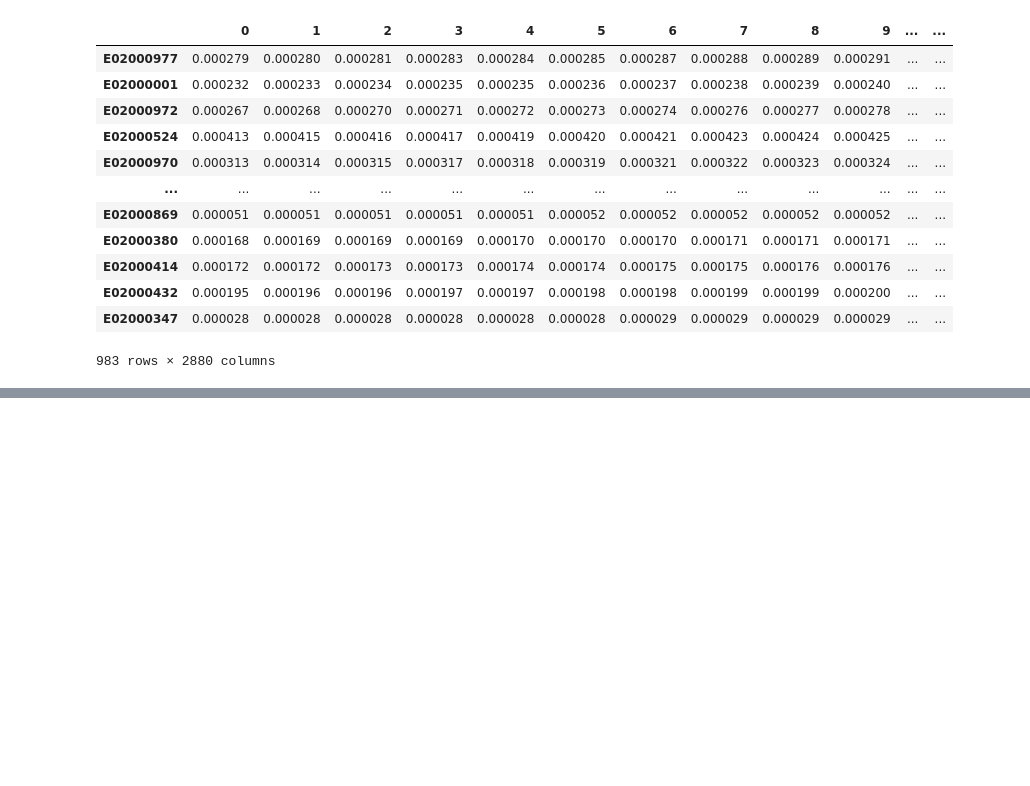
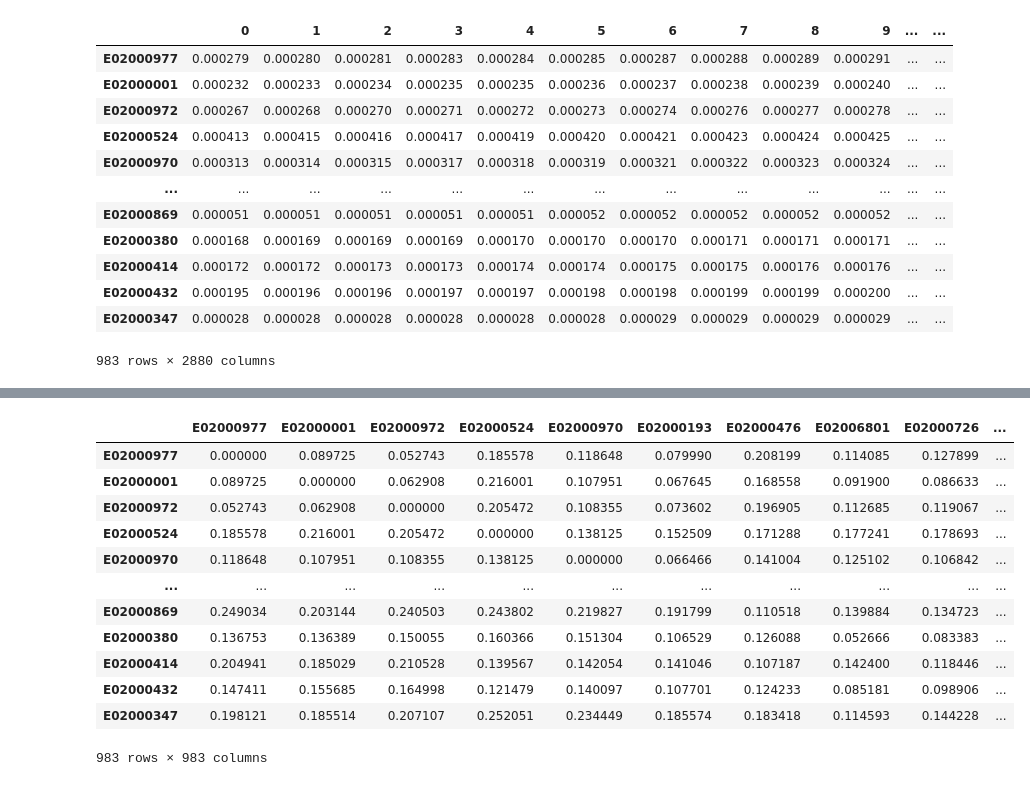
Before and after one commit to yiyansun/msc_dissertation_casa, a Jupyter notebook: datacleaning.ipynb, the cells around one changed output, grey strips where cells are left out. Saved outputs shown, nothing was run; the diff lists cells and outputs as text; code cells hidden in the pictures; blank space fills up the shorter version.

```diff
--- a/datacleaning.ipynb
+++ b/datacleaning.ipynb
@@ -128,0 +226,24 @@ df_destination
+# %%
+# for each value in the matrix, calculate the hellinger distance between the two PDF lists of these two MSOAs values
+for i in MSOA_origin_PDFs_list:
+    for j in MSOA_origin_PDFs_list:
+        # calculate the hellinger distance between two PDF lists
+        hellinger_distance = np.sqrt(np.sum((np.sqrt(MSOA_origin_PDFs.loc[i]) - np.sqrt(MSOA_origin_PDFs.loc[j])) ** 2) / np.sqrt(2))
+        # fill the hellinger distance into the matrix
+        MSOA_origin_PDFs_matrix.loc[i, j] = hellinger_distance
+
+MSOA_origin_PDFs_matrix
+# %% [output]
+|  | E02000977 | E02000001 | E02000972 | E02000524 | E02000970 | E02000193 | E02000476 | E02006801 | E02000726 | ... |
+| E02000977 | 0.000000 | 0.089725 | 0.052743 | 0.185578 | 0.118648 | 0.079990 | 0.208199 | 0.114085 | 0.127899 | ... |
+| E02000001 | 0.089725 | 0.000000 | 0.062908 | 0.216001 | 0.107951 | 0.067645 | 0.168558 | 0.091900 | 0.086633 | ... |
+| E02000972 | 0.052743 | 0.062908 | 0.000000 | 0.205472 | 0.108355 | 0.073602 | 0.196905 | 0.112685 | 0.119067 | ... |
+| E02000524 | 0.185578 | 0.216001 | 0.205472 | 0.000000 | 0.138125 | 0.152509 | 0.171288 | 0.177241 | 0.178693 | ... |
+| E02000970 | 0.118648 | 0.107951 | 0.108355 | 0.138125 | 0.000000 | 0.066466 | 0.141004 | 0.125102 | 0.106842 | ... |
+| ... | ... | ... | ... | ... | ... | ... | ... | ... | ... | ... |
+| E02000869 | 0.249034 | 0.203144 | 0.240503 | 0.243802 | 0.219827 | 0.191799 | 0.110518 | 0.139884 | 0.134723 | ... |
+| E02000380 | 0.136753 | 0.136389 | 0.150055 | 0.160366 | 0.151304 | 0.106529 | 0.126088 | 0.052666 | 0.083383 | ... |
+| E02000414 | 0.204941 | 0.185029 | 0.210528 | 0.139567 | 0.142054 | 0.141046 | 0.107187 | 0.142400 | 0.118446 | ... |
+| E02000432 | 0.147411 | 0.155685 | 0.164998 | 0.121479 | 0.140097 | 0.107701 | 0.124233 | 0.085181 | 0.098906 | ... |
+| E02000347 | 0.198121 | 0.185514 | 0.207107 | 0.252051 | 0.234449 | 0.185574 | 0.183418 | 0.114593 | 0.144228 | ... |
+983 rows × 983 columns
```
Also changed, not shown: parts of 45 cells of this notebook, 1 other file.
